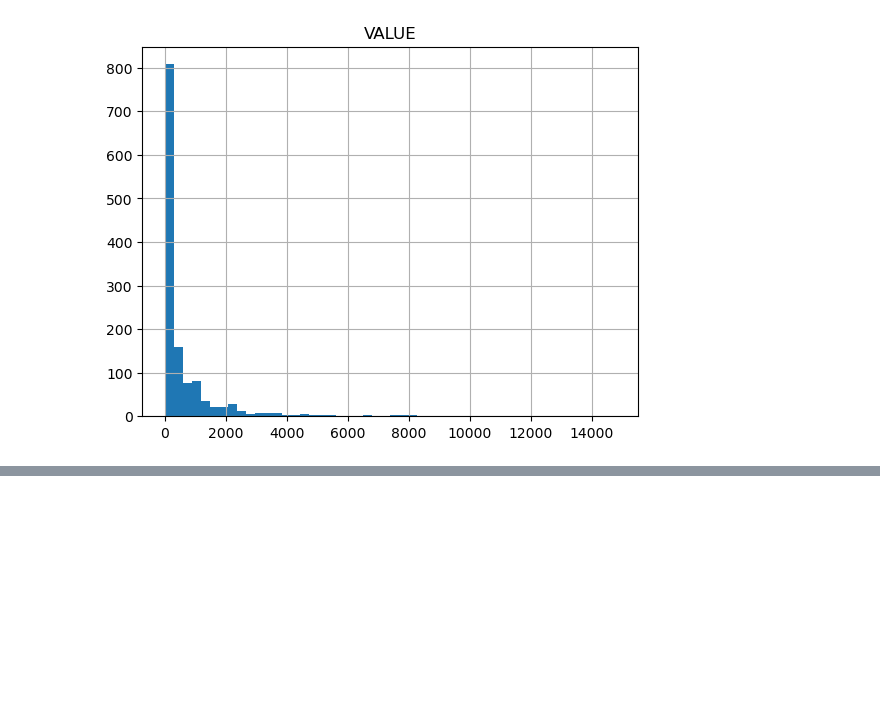
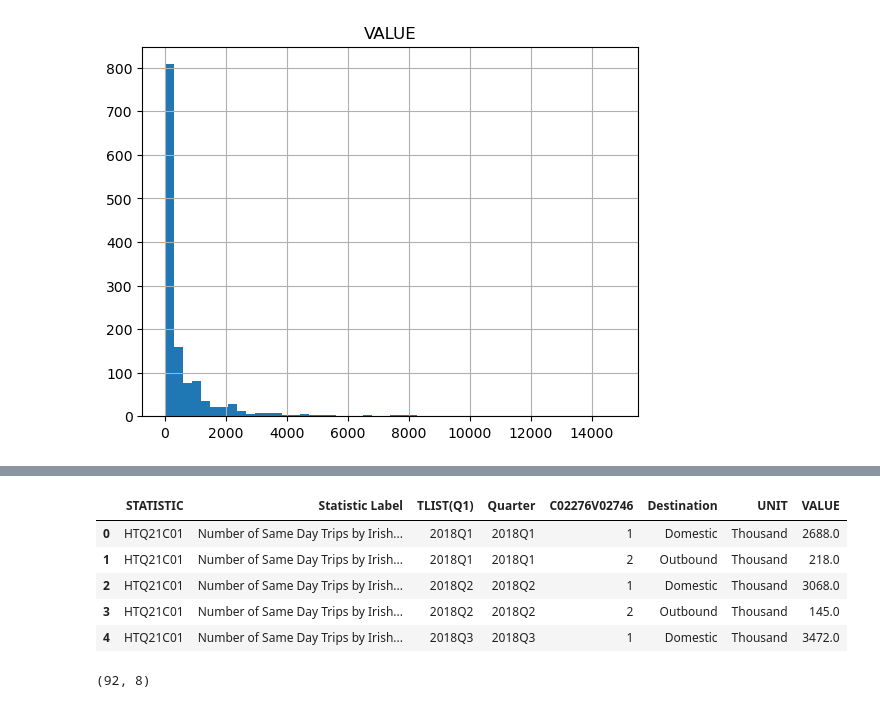
Before and after one commit to sba21725/MSC_DA_CA1, a Jupyter notebook: 01 Data Preparation.ipynb, the cells around one changed output, grey strips where cells are left out. Cells and saved outputs as stored; diff of their text form; code cells hidden in the pictures; blank space fills up the shorter version.

Commit message:
read Same Date Visit csv file from url

```diff
--- a/01 Data Preparation.ipynb
+++ b/01 Data Preparation.ipynb
@@ -179,3 +179,21 @@ summary = dfSummary(ds2)
 summary
 # %% [output]
 [interactive output not drawn]
+# %%
+# Read csv from url
+url = "https://ws.cso.ie/public/api.restful/PxStat.Data.Cube_API.ReadDataset/HTQ21/CSV/1.0/en"
+# %%
+df = pd.read_csv(url)
+# %%
+df.head()
+# %% [output]
+|  | STATISTIC | Statistic Label | TLIST(Q1) | Quarter | C02276V02746 | Destination | UNIT | VALUE |
+| 0 | HTQ21C01 | Number of Same Day Trips by Irish... | 2018Q1 | 2018Q1 | 1 | Domestic | Thousand | 2688.0 |
+| 1 | HTQ21C01 | Number of Same Day Trips by Irish... | 2018Q1 | 2018Q1 | 2 | Outbound | Thousand | 218.0 |
+| 2 | HTQ21C01 | Number of Same Day Trips by Irish... | 2018Q2 | 2018Q2 | 1 | Domestic | Thousand | 3068.0 |
+| 3 | HTQ21C01 | Number of Same Day Trips by Irish... | 2018Q2 | 2018Q2 | 2 | Outbound | Thousand | 145.0 |
+| 4 | HTQ21C01 | Number of Same Day Trips by Irish... | 2018Q3 | 2018Q3 | 1 | Domestic | Thousand | 3472.0 |
+# %%
+df.shape
+# %% [output]
+(92, 8)
```
Also changed, not shown: parts of 1 cell of this notebook, 1 other file.
